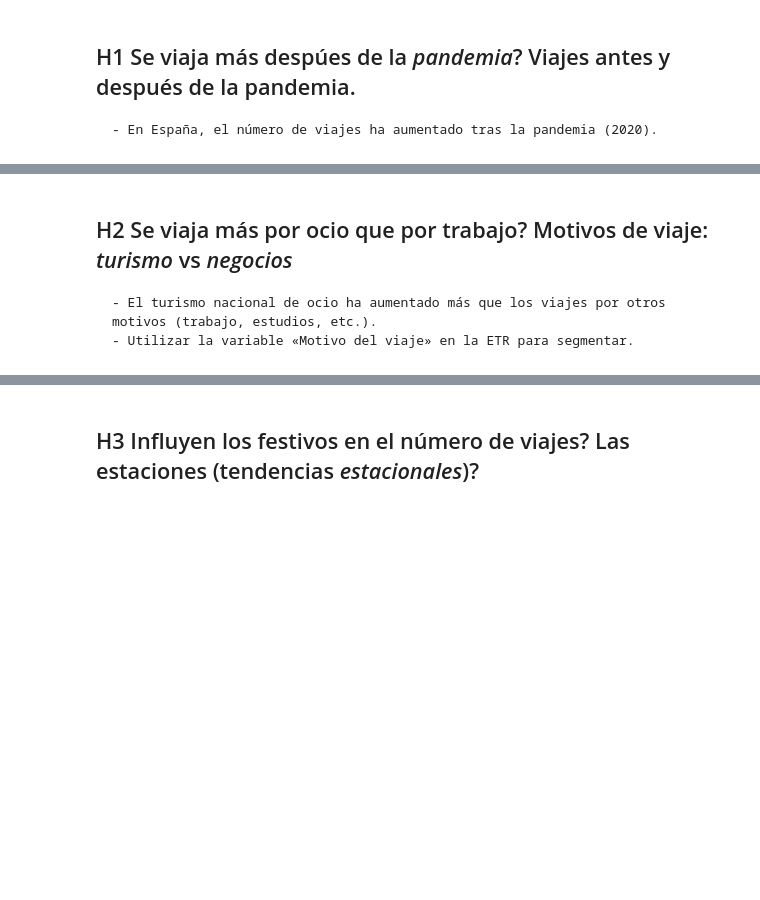
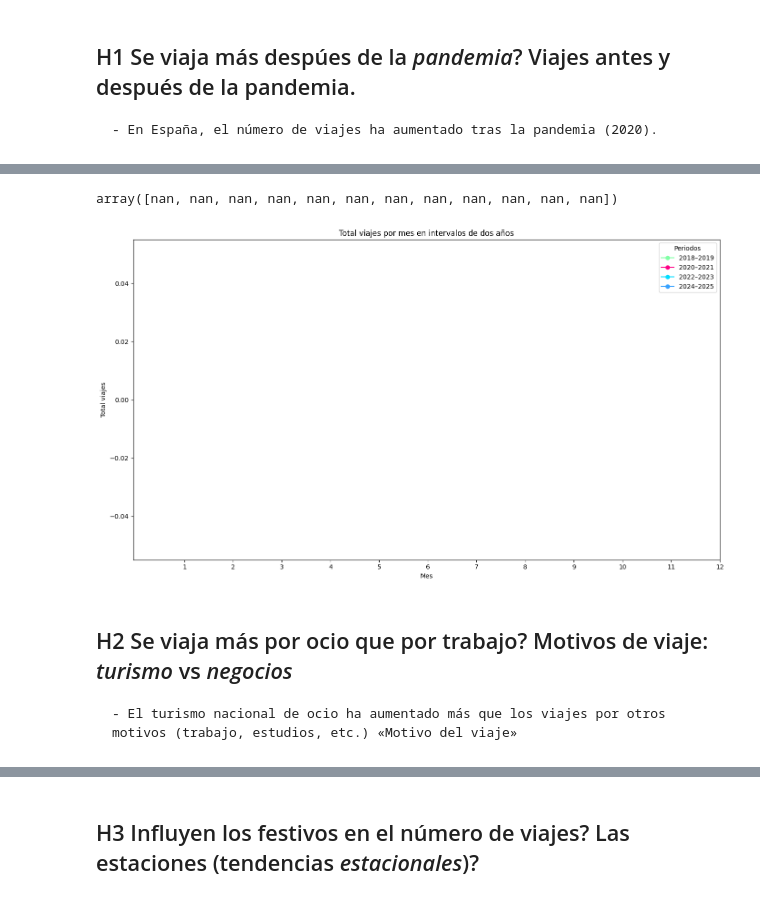
Before and after one commit to anapstl/Travel_EDA, a Jupyter notebook: EDA.ipynb, the cells around one changed output, grey strips where cells are left out. Saved outputs shown, nothing was run; the diff lists cells and outputs as text; code cells hidden in the pictures; blank space fills up the shorter version.

```diff
--- a/EDA.ipynb
+++ b/EDA.ipynb
@@ -1353,4 +2093,44 @@ Name: festivo, dtype: int64
+# %%
+# Agrupar por mes, sumando el total mensual
+t_mens_18_19 = df_merged[df_merged['Anio'].isin([2018, 2019])].groupby([ 'Mes'])['Total'].sum().reindex(months, fill_value=np.nan).reset_index()
+t_mens_20_21 = df_merged[df_merged['Anio'].isin([2020, 2021])].groupby([ 'Mes'])['Total'].sum().reindex(months, fill_value=np.nan).reset_index()
+t_mens_22_23 = df_merged[df_merged['Anio'].isin([2022, 2023])].groupby([ 'Mes'])['Total'].sum().reindex(months, fill_value=np.nan).reset_index()
+t_mens_24_25 = df_merged[df_merged['Anio'].isin([2024, 2025])].groupby([ 'Mes'])['Total'].sum().reindex(months, fill_value=np.nan).reset_index()
+
+# Datos de cada año (por mes)
+d_18_19 = t_mens_18_19.Total.values
+d_20_21 = t_mens_20_21.Total.values
+d_22_23 = t_mens_22_23.Total.values
+d_24_25 = t_mens_24_25.Total.values
+# %%
+d_22_23
+# %% [output]
+array([nan, nan, nan, nan, nan, nan, nan, nan, nan, nan, nan, nan])
+# %%
+import matplotlib.pyplot as plt
+
+# Lista de nombres para cada grupo de años
+labels = ['2018–2019', '2020–2021', '2022–2023', '2024–2025']
+data = [d_18_19, d_20_21, d_22_23, d_24_25]
+colors = ['#80FFA5', '#FF0087', '#00DDFF', '#37A2FF']
+
+
+plt.figure(figsize=(14, 8))
+
+# Graficar cada serie
+for i, y in enumerate(data):
+    plt.plot(range(1, 13), y, label=labels[i], color=colors[i], marker='o')
+
+plt.title('Total viajes por mes en intervalos de dos años')
+plt.xlabel('Mes')
+plt.ylabel('Total viajes')
+plt.xticks(range(1, 13))
+plt.legend(title='Periodos', loc='upper right')
+plt.grid(False)
+plt.tight_layout()
+plt.show()
+# %% [output]
+[figure, added]
 # %% [markdown]
 ## H2 Se viaja más por ocio que por trabajo? Motivos de viaje: _turismo_ vs _negocios_
-    - El turismo nacional de ocio ha aumentado más que los viajes por otros motivos (trabajo, estudios, etc.).
-    - Utilizar la variable «Motivo del viaje» en la ETR para segmentar.
+    - El turismo nacional de ocio ha aumentado más que los viajes por otros motivos (trabajo, estudios, etc.) «Motivo del viaje»
```
Also changed, not shown: parts of 86 cells of this notebook, 32 other files.
